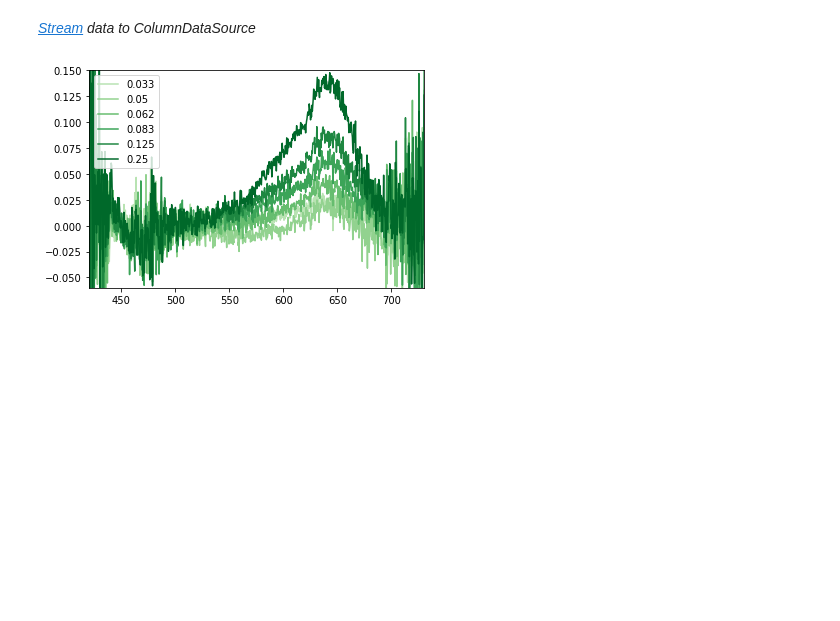
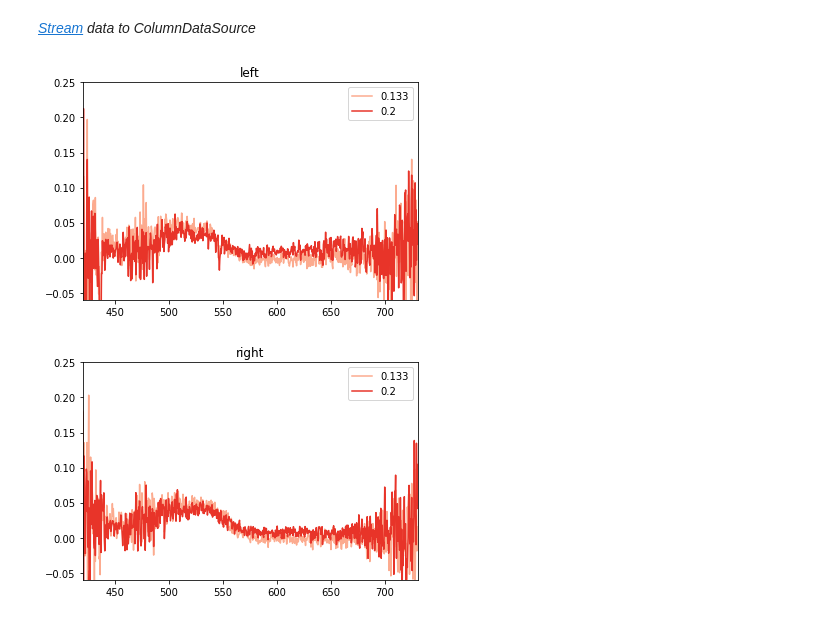
Before and after one commit to photonicsCNM/PythonLab, a Jupyter notebook: Measurement/DataProcessing_TwinChips.ipynb, the cells around one changed output. Saved outputs shown, nothing was run; the diff lists cells and outputs as text; code cells hidden in the pictures; blank space fills up the shorter version.

Commit message:
Data added

```diff
--- a/Measurement/DataProcessing_TwinChips.ipynb
+++ b/Measurement/DataProcessing_TwinChips.ipynb
@@ -83,3 +83,6 @@ print('Volumns of H2O to add:', v_tot-v_diR, 'mL')
 # %% [output]
 Volums of Dilution 1: [ 0.3     0.15    0.075   0.05    0.0375  0.03    0.02    0.    ] mL
 Volumns of H2O to add: [ 1.2     1.35    1.425   1.45    1.4625  1.47    1.48    1.5   ] mL
+# %%
+for c in c_diR:
+    print(c)
@@ -109,44 +121,47 @@ def A(i, i0):
 # %%
 # sort by last entry in tags, which was the label in MyMeasurement.save_intensities -> concentration
 def label_to_float(c):
     return float(c)
 db.readouts.sort('tags', index=-1, getter_func=label_to_float)
 
 # define sensor name for creating the data subset
-sensor = 'right'
-colormap = cm.Greens
-number_of_lines = len(db.readouts.select(sensor))
-cm_subsection = np.linspace(0.3, 1, number_of_lines)
-colors = [colormap(x) for x in cm_subsection]
-#from bokeh.palettes import Greens as palette
-#from bokeh.plotting import figure, output_file, show
+sensors = ['left','right' ]
+colormap = cm.Reds
 
-#palette = ['black', 'purple', 'blue', 'green', 'yellow', 'orange','red']
-#output_file = 'testplot.html'
-#p = figure()
-fig = plt.figure()
-p = fig.add_subplot(111)
-# define reference; water (c = 0.0) as "i0"
-with np.load(db.readouts.select(sensor)[0]) as i0:
-    i0_mean = np.mean(i0['intensities'], axis=0)
+for sensor in sensors:
+    number_of_lines = len(db.readouts.select(sensor))
+    cm_subsection = np.linspace(0.3, 1, number_of_lines)
+    colors = [colormap(x) for x in cm_subsection]
+    #from bokeh.palettes import Greens as palette
+    #from bokeh.plotting import figure, output_file, show
 
-# stream data-subset as Absorbance to ColumnDataSource "PlotData"
-for i, readout in enumerate(db.readouts.select(sensor)[1:]):
-    with np.load(readout) as data:
-        i_mean = np.mean(data['intensities'], axis=0)
-        data_to_add = {
-            'wavelength/nm': db.spectrometers[data['detector'].item()],
-            'Spectral Absorbance/A.U.': A(i_mean, i0_mean)
-        }
-        #PlotData.stream(data_to_add)
-        p.plot(data_to_add['wavelength/nm'], data_to_add['Spectral Absorbance/A.U.'],label=str(round(float(data['tags'][-1]),3)), color=colors[i]
-            )
-        p.legend()
-        p.set_xlim((420,730))
-        p.set_ylim((-.06,.15))
+    #palette = ['black', 'purple', 'blue', 'green', 'yellow', 'orange','red']
+    #output_file = 'testplot.html'
+    #p = figure()
+    fig = plt.figure()
+    p = fig.add_subplot(111, title=sensor)
+    # define reference; water (c = 0.0) as "i0"
+    with np.load(db.readouts.select(sensor)[0]) as i0:
+        i0_mean = np.mean(i0['intensities'], axis=0)
+
+    # stream data-subset as Absorbance to ColumnDataSource "PlotData"
+    for i, readout in enumerate(db.readouts.select(sensor)[1:]):
+        with np.load(readout) as data:
+            i_mean = np.mean(data['intensities'], axis=0)
+            data_to_add = {
+                'wavelength/nm': db.spectrometers[data['detector'].item()],
+                'Spectral Absorbance/A.U.': A(i_mean, i0_mean)
+            }
+            #PlotData.stream(data_to_add)
+            p.plot(data_to_add['wavelength/nm'], data_to_add['Spectral Absorbance/A.U.'],label=str(round(float(data['tags'][-1]),3)), color=colors[i]
+                )
+            p.legend()
+            p.set_xlim((420,730))
+            p.set_ylim((-.06,.25))
 
 #show(p)
 # %% [output]
-[figure, old version]
+[figure, new version]
+[figure, added]
 # %%
 plt.savefig('X2_r_Red.svg')
```
Also changed, not shown: parts of 1 cell of this notebook, 19 other files.
